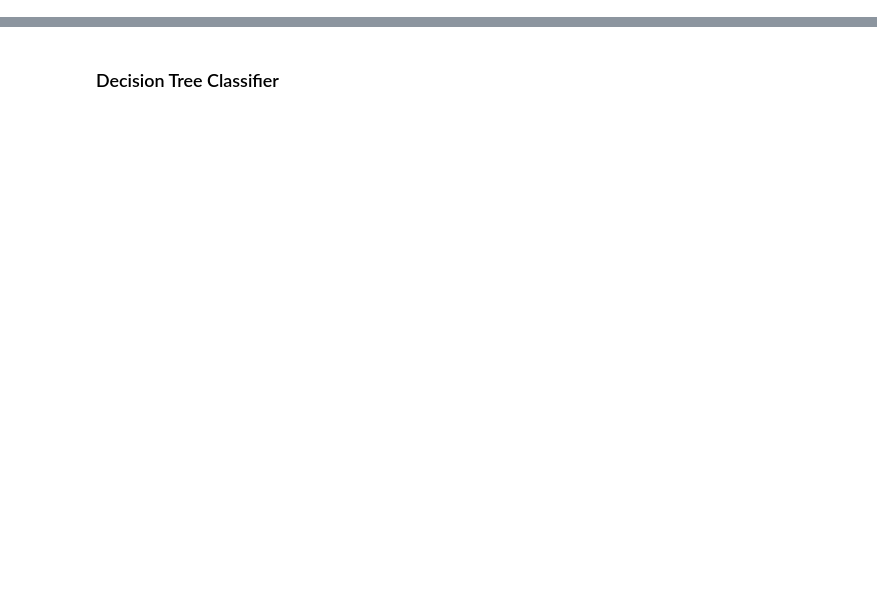
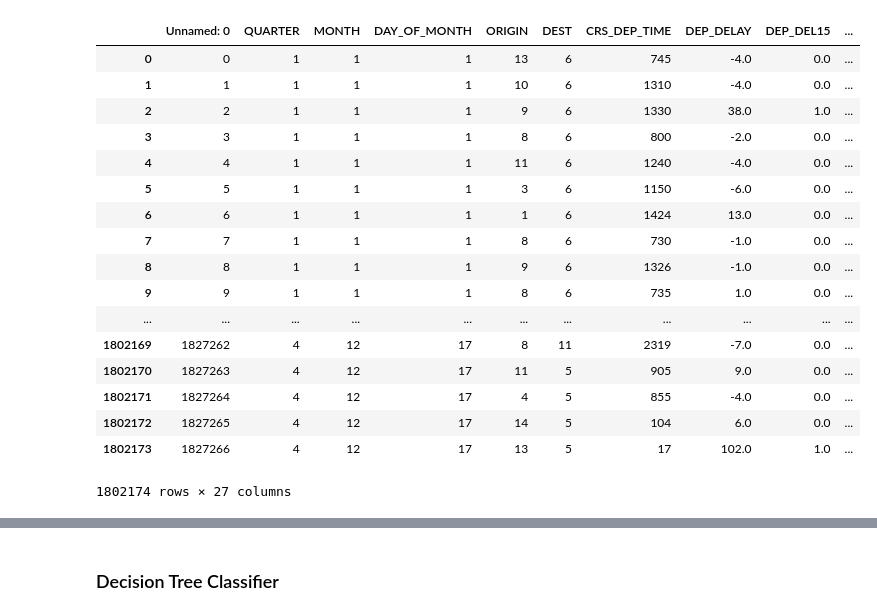
Before and after one commit to rishivar/Flight-Delay-Prediction, a Jupyter notebook: Module 2.ipynb, the cells around one changed output, grey strips where cells are left out. Saved outputs shown, nothing was run; the diff lists cells and outputs as text; code cells hidden in the pictures; blank space fills up the shorter version.

```diff
--- a/Module 2.ipynb
+++ b/Module 2.ipynb
@@ -37,0 +29,22 @@ df['Dest'] = lb.fit_transform(df['Dest'])
+# %%
+df = df.drop(['ARR_DELAY'],1)
+df
+# %% [output]
+|  | Unnamed: 0 | QUARTER | MONTH | DAY_OF_MONTH | ORIGIN | DEST | CRS_DEP_TIME | DEP_DELAY | DEP_DEL15 | ... |
+| 0 | 0 | 1 | 1 | 1 | 13 | 6 | 745 | -4.0 | 0.0 | ... |
+| 1 | 1 | 1 | 1 | 1 | 10 | 6 | 1310 | -4.0 | 0.0 | ... |
+| 2 | 2 | 1 | 1 | 1 | 9 | 6 | 1330 | 38.0 | 1.0 | ... |
+| 3 | 3 | 1 | 1 | 1 | 8 | 6 | 800 | -2.0 | 0.0 | ... |
+| 4 | 4 | 1 | 1 | 1 | 11 | 6 | 1240 | -4.0 | 0.0 | ... |
+| 5 | 5 | 1 | 1 | 1 | 3 | 6 | 1150 | -6.0 | 0.0 | ... |
+| 6 | 6 | 1 | 1 | 1 | 1 | 6 | 1424 | 13.0 | 0.0 | ... |
+| 7 | 7 | 1 | 1 | 1 | 8 | 6 | 730 | -1.0 | 0.0 | ... |
+| 8 | 8 | 1 | 1 | 1 | 9 | 6 | 1326 | -1.0 | 0.0 | ... |
+| 9 | 9 | 1 | 1 | 1 | 8 | 6 | 735 | 1.0 | 0.0 | ... |
+| ... | ... | ... | ... | ... | ... | ... | ... | ... | ... | ... |
+| 1802169 | 1827262 | 4 | 12 | 17 | 8 | 11 | 2319 | -7.0 | 0.0 | ... |
+| 1802170 | 1827263 | 4 | 12 | 17 | 11 | 5 | 905 | 9.0 | 0.0 | ... |
+| 1802171 | 1827264 | 4 | 12 | 17 | 4 | 5 | 855 | -4.0 | 0.0 | ... |
+| 1802172 | 1827265 | 4 | 12 | 17 | 14 | 5 | 104 | 6.0 | 0.0 | ... |
+| 1802173 | 1827266 | 4 | 12 | 17 | 13 | 5 | 17 | 102.0 | 1.0 | ... |
+1802174 rows × 27 columns
```
Also changed, not shown: parts of 15 cells of this notebook, 1 other file.
